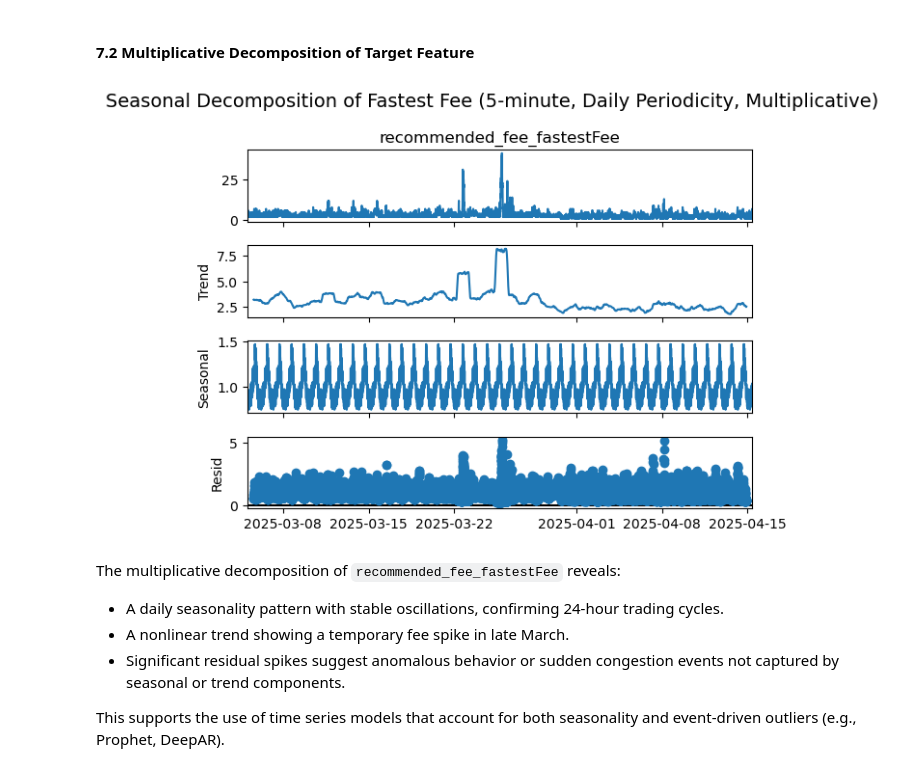
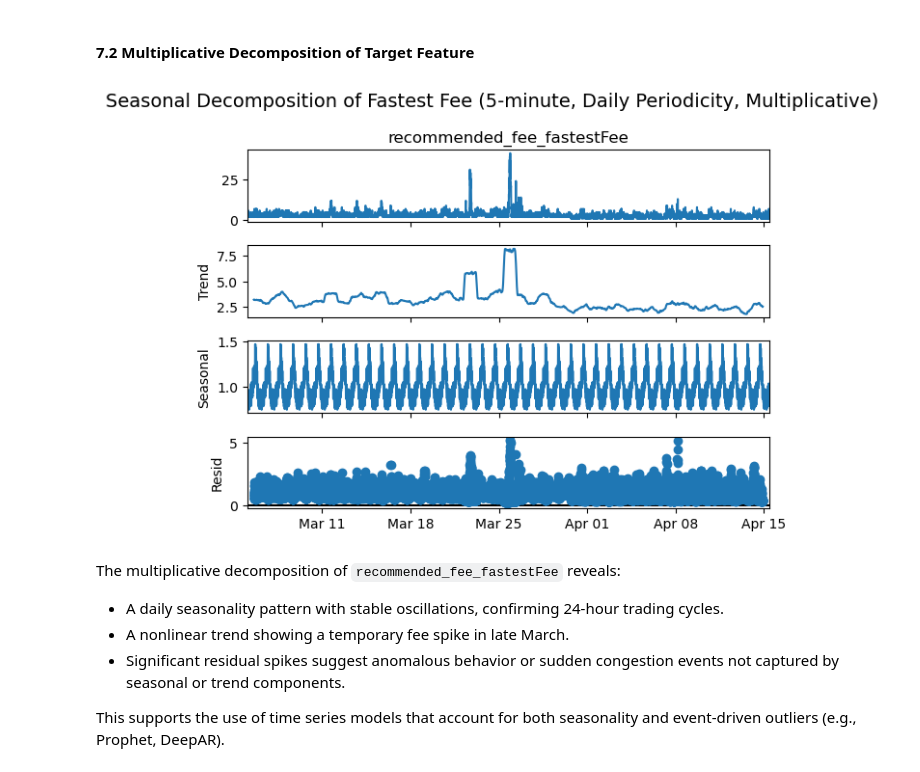
Before and after one commit to UBC-MDS/Capstone_SatCast_Trilemma, a Jupyter notebook: analysis/data_spec.ipynb, the cells around one changed output. Saved outputs shown, nothing was run; the diff lists cells and outputs as text; code cells hidden in the pictures.

```diff
--- a/analysis/data_spec.ipynb
+++ b/analysis/data_spec.ipynb
@@ -447,18 +502,20 @@ This result confirms that the fee rate exhibits clear trend and seasonality, and
 # %%
 # Multiplicative decomposition using daily periodicity (288 intervals = 24 hours)
 result_mul = seasonal_decompose(
     df["recommended_fee_fastestFee"],
     model="multiplicative",
     period=288
 )
 
 # Plot the decomposition
 result_mul.plot()
+plt.gca().xaxis.set_major_locator(mdates.WeekdayLocator(interval=1))
+plt.gca().xaxis.set_major_formatter(mdates.DateFormatter('%b %d'))
 plt.suptitle("Seasonal Decomposition of Fastest Fee (5-minute, Daily Periodicity, Multiplicative)", fontsize=14)
 plt.tight_layout()
 plt.show()
 # %% [output]
-[figure, old version]
+[figure, new version]
 # %% [markdown]
 The multiplicative decomposition of `recommended_fee_fastestFee` reveals:
 
```
Also changed, not shown: parts of 10 cells of this notebook.
